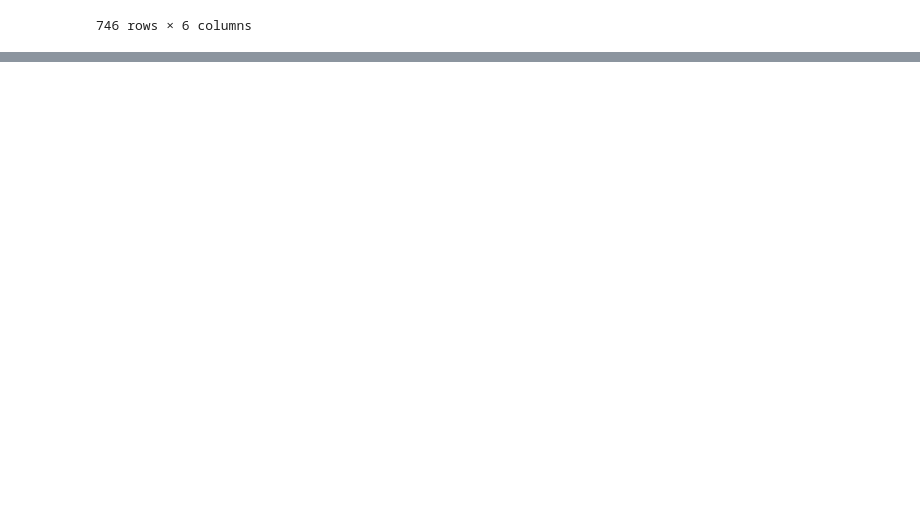
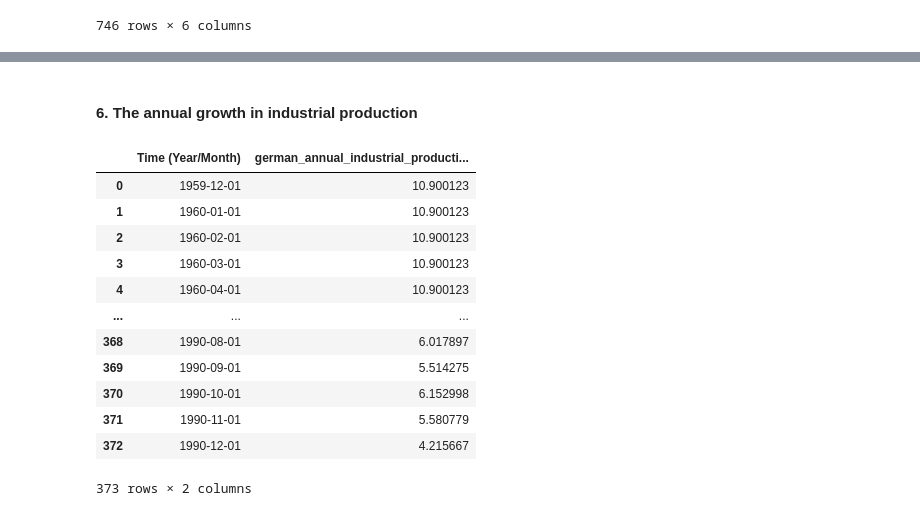
Before and after one commit to thoomkuzhymatthew/EC1B1_group28, a Jupyter notebook: code/DataCleaning.ipynb, the cells around one changed output, grey strips where cells are left out. Cells and saved outputs as stored; diff of their text form; code cells hidden in the pictures; blank space fills up the shorter version.

```diff
--- a/code/DataCleaning.ipynb
+++ b/code/DataCleaning.ipynb
@@ -97,0 +474,66 @@ merged_df
+# %% [markdown]
+#### 6. The annual growth in industrial production
+# %%
+import pandas as pd
+
+# --- Step 1: Filter and prepare Germany's Industrial Production Data ---
+# We assume 'merged_df' (from previous steps) contains the column:
+# "Economic Activity, Industrial Production, Index"
+germany_industrial = merged_df.loc[
+    merged_df["Country"] == "Germany",
+    ["Time (Year/Month)", "Economic Activity, Industrial Production, Index"]
+].copy()
+
+# Convert the "Time (Year/Month)" column from strings (e.g. "Dec 1990") to datetime.
+germany_industrial["Time (Year/Month)"] = pd.to_datetime(
+    germany_industrial["Time (Year/Month)"], format='%b %Y'
+)
+
+# Sort the data by time to ensure the calculations are in order.
+germany_industrial.sort_values("Time (Year/Month)", inplace=True)
+
+# --- Step 2: Compute the Annual Industrial Production Growth ---
+# For each month, the annual growth is calculated as:
+#    ((IP_t - IP_{t-12}) / IP_{t-12}) * 100
+# For the first 12 months, this will result in missing values.
+germany_industrial["annual_growth"] = (
+    (germany_industrial["Economic Activity, Industrial Production, Index"] -
+     germany_industrial["Economic Activity, Industrial Production, Index"].shift(12))
+    / germany_industrial["Economic Activity, Industrial Production, Index"].shift(12)
+) * 100
+
+# --- Step 3: Fill Gaps via Interpolation ---
+# Replace any missing values (including the initial 12 values and any gaps due to outliers or missing data)
+# with a linear interpolation. 'limit_direction="both"' ensures that missing values at the start and end are also filled.
+germany_industrial["annual_growth_filled"] = germany_industrial["annual_growth"].interpolate(method='linear', limit_direction='both')
+
+# --- Step 4: Create the Final DataFrame ---
+# We extract only the "Time (Year/Month)" and the gap-filled annual growth rate,
+# and rename the growth column to "german_annual_industrial_production_growth".
+german_annual_industrial_production_growth = germany_industrial[[
+    "Time (Year/Month)", "annual_growth_filled"
+]].copy()
+
+german_annual_industrial_production_growth.rename(
+    columns={"annual_growth_filled": "german_annual_industrial_production_growth"},
+    inplace=True
+)
+
+# Reset the index for neatness.
+german_annual_industrial_production_growth.reset_index(drop=True, inplace=True)
+
+german_annual_industrial_production_growth
+# %% [output]
+|  | Time (Year/Month) | german_annual_industrial_producti... |
+| 0 | 1959-12-01 | 10.900123 |
+| 1 | 1960-01-01 | 10.900123 |
+| 2 | 1960-02-01 | 10.900123 |
+| 3 | 1960-03-01 | 10.900123 |
+| 4 | 1960-04-01 | 10.900123 |
+| ... | ... | ... |
+| 368 | 1990-08-01 | 6.017897 |
+| 369 | 1990-09-01 | 5.514275 |
+| 370 | 1990-10-01 | 6.152998 |
+| 371 | 1990-11-01 | 5.580779 |
+| 372 | 1990-12-01 | 4.215667 |
+373 rows × 2 columns
```
Also changed, not shown: parts of 21 cells of this notebook.
